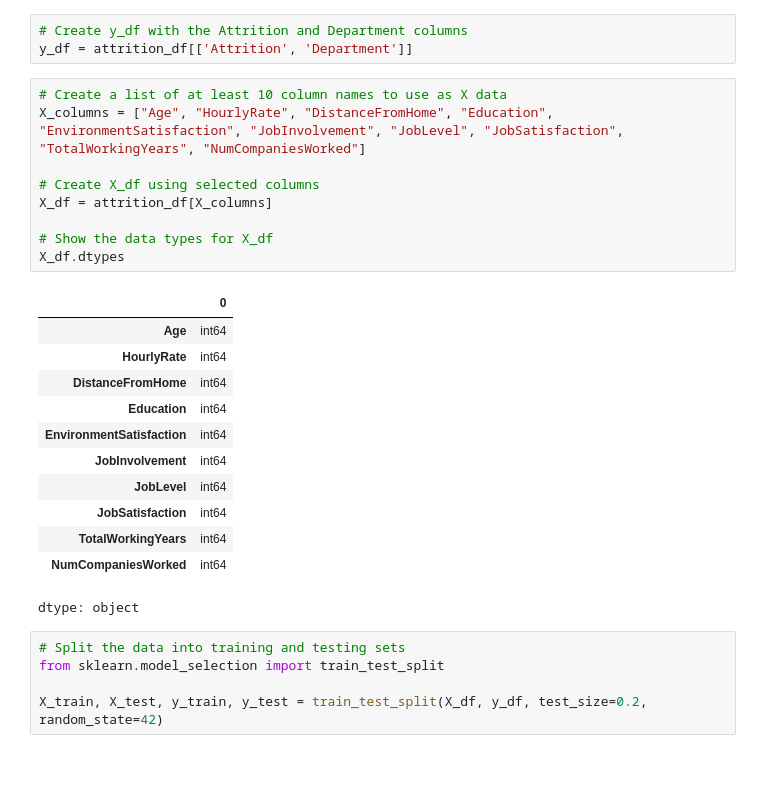
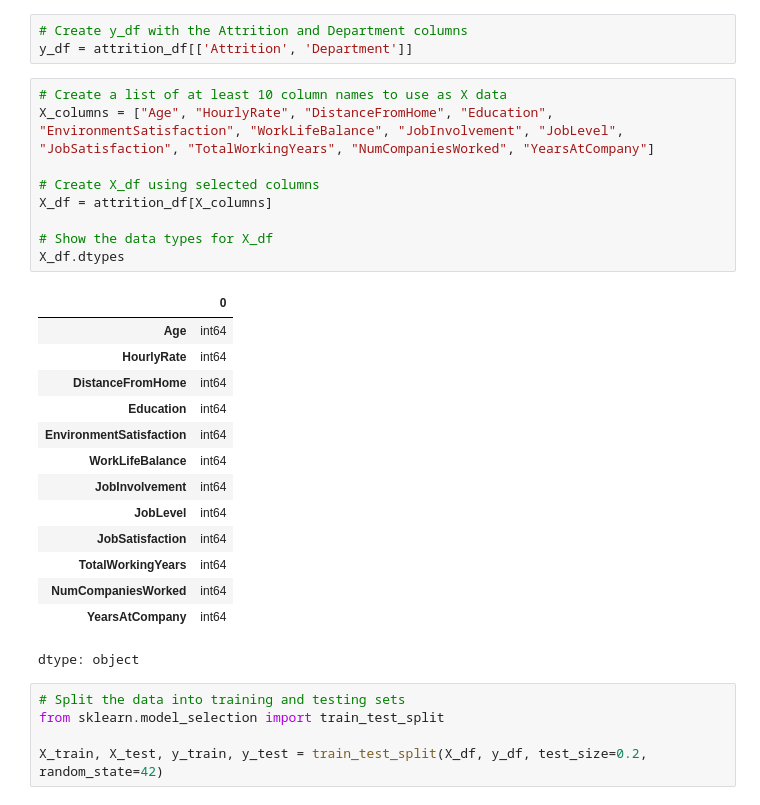
Before and after one commit to Corey-Holton/neural-network-challenge-2, a Jupyter notebook: attrition.ipynb, the cells around one changed output. Drawn from its saved outputs; the diff is of its cells as text; blank space fills up the shorter version.

```diff
--- a/attrition.ipynb
+++ b/attrition.ipynb
@@ -50,25 +50,27 @@ dtype: int64
 y_df = attrition_df[['Attrition', 'Department']]
 # %%
 # Create a list of at least 10 column names to use as X data
-X_columns = ["Age", "HourlyRate", "DistanceFromHome", "Education", "EnvironmentSatisfaction", "JobInvolvement", "JobLevel", "JobSatisfaction", "TotalWorkingYears", "NumCompaniesWorked"]
+X_columns = ["Age", "HourlyRate", "DistanceFromHome", "Education", "EnvironmentSatisfaction", "WorkLifeBalance", "JobInvolvement", "JobLevel", "JobSatisfaction", "TotalWorkingYears", "NumCompaniesWorked", "YearsAtCompany"]
 
 # Create X_df using selected columns
 X_df = attrition_df[X_columns]
 
 # Show the data types for X_df
 X_df.dtypes
 # %% [output]
 |  | 0 |
 | Age | int64 |
 | HourlyRate | int64 |
 | DistanceFromHome | int64 |
 | Education | int64 |
 | EnvironmentSatisfaction | int64 |
+| WorkLifeBalance | int64 |
 | JobInvolvement | int64 |
 | JobLevel | int64 |
 | JobSatisfaction | int64 |
 | TotalWorkingYears | int64 |
 | NumCompaniesWorked | int64 |
+| YearsAtCompany | int64 |
 dtype: object
 # %%
 # Split the data into training and testing sets
```
Also changed, not shown: parts of 6 cells of this notebook.
